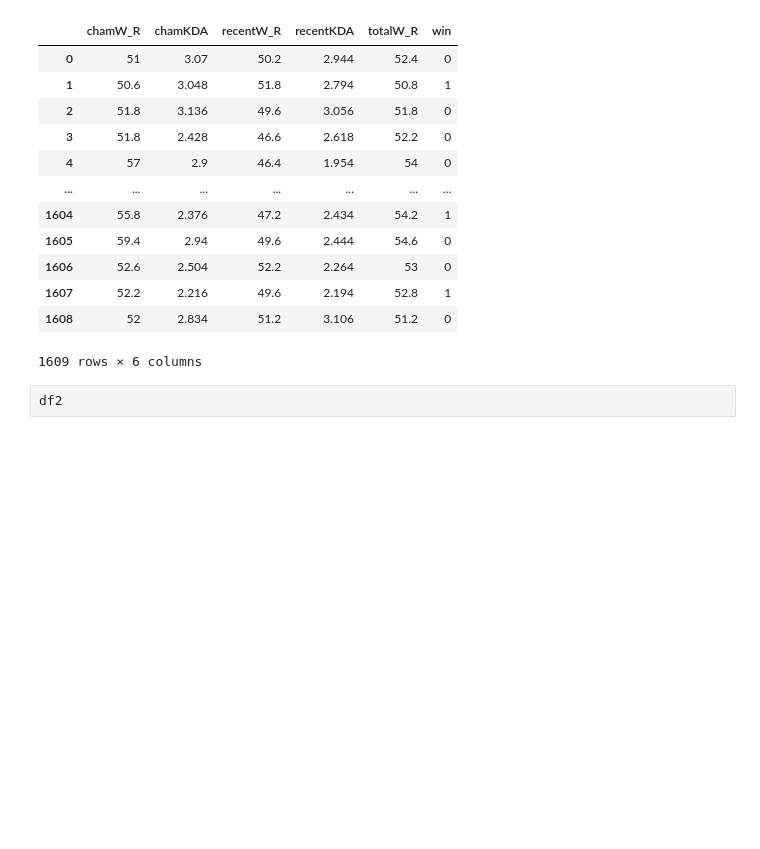
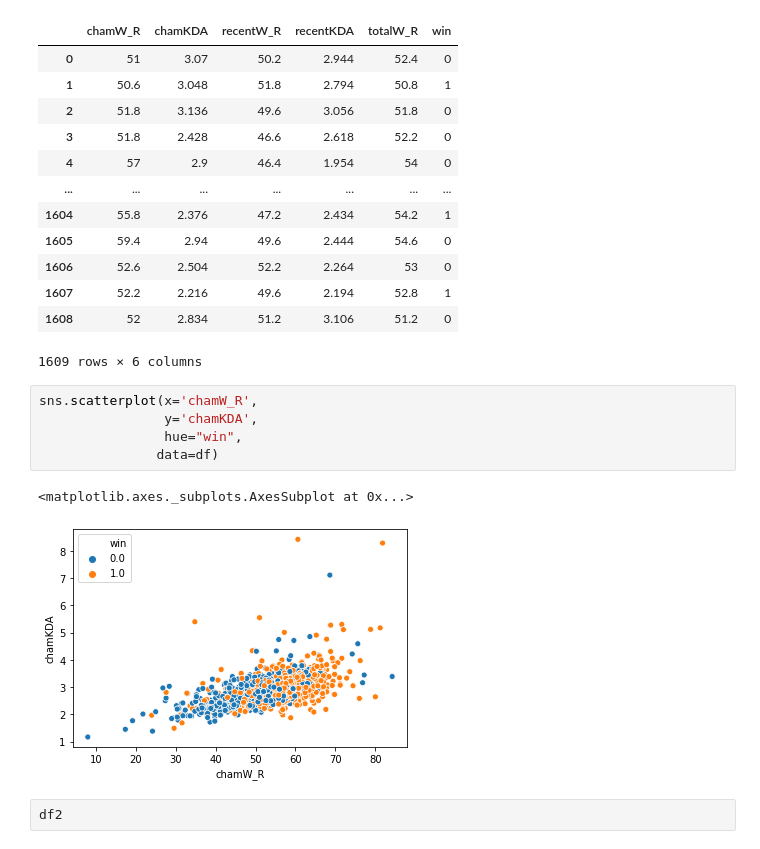
Before and after one commit to TunaLee/LOL_winning_rate_predict, a Jupyter notebook: Data analysis/데이터 분석.ipynb, the cells around one changed output. Drawn from its saved outputs; the diff is of its cells as text; blank space fills up the shorter version.

```diff
--- a/Data analysis/데이터 분석.ipynb
+++ b/Data analysis/데이터 분석.ipynb
@@ -78,6 +80,14 @@ df
 | 1607 | 52.2 | 2.216 | 49.6 | 2.194 | 52.8 | 1 |
 | 1608 | 52 | 2.834 | 51.2 | 3.106 | 51.2 | 0 |
 1609 rows × 6 columns
+# %%
+sns.scatterplot(x='chamW_R',
+                y='chamKDA',
+                hue="win",
+               data=df)
+# %% [output]
+<matplotlib.axes._subplots.AxesSubplot at 0x...>
+[figure, added]
 # %%
 df2
 # %% [output]
```
Also changed, not shown: parts of 16 cells of this notebook, 3 other files.
